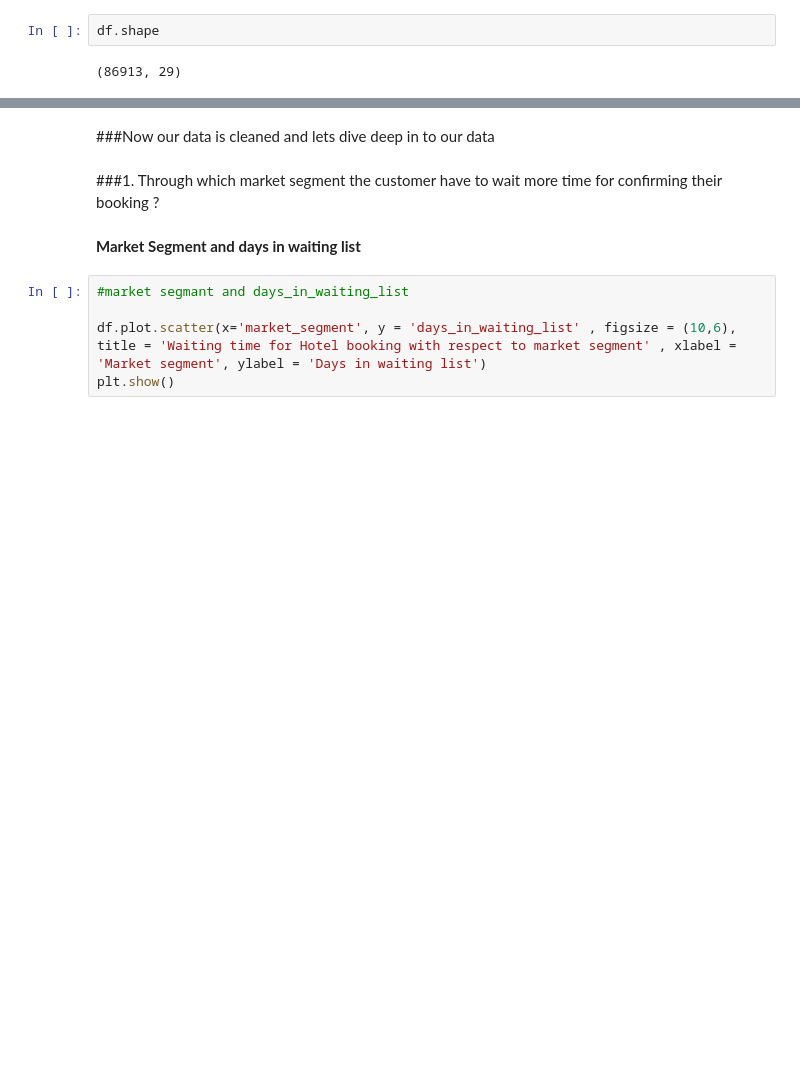
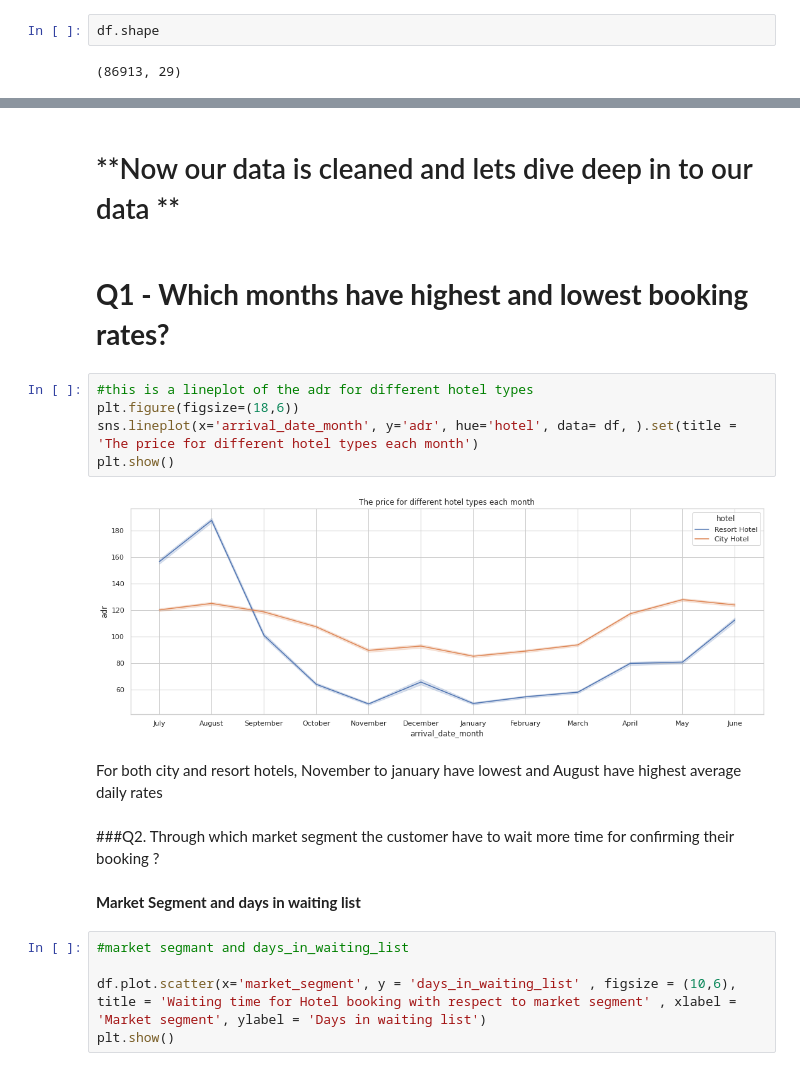
Before and after one commit to armanalam6342/Hotel-Booking-Analysis, a Jupyter notebook: Hotel_Booking_Analysis_Capstone_Project.ipynb, the cells around one changed output, grey strips where cells are left out. Cells and saved outputs as stored; diff of their text form; blank space fills up the shorter version.

```diff
--- a/Hotel_Booking_Analysis_Capstone_Project.ipynb
+++ b/Hotel_Booking_Analysis_Capstone_Project.ipynb
@@ -224,7 +259,18 @@ sns.boxplot(df['booking_changes'])
 # %% [markdown]
-###Now our data is cleaned and lets dive deep in to our data
+# **Now our data is cleaned and lets dive deep in to our data **
+# %% [markdown]
+# **Q1 - Which months have highest and lowest booking rates?**
+# %%
+#this is a lineplot of the adr for different hotel types
+plt.figure(figsize=(18,6))
+sns.lineplot(x='arrival_date_month', y='adr', hue='hotel', data= df, ).set(title = 'The price for different hotel types each month')
+plt.show()
+# %% [output]
+[figure, added]
+# %% [markdown]
+For both city and resort hotels, November to january have lowest and August have highest average daily rates
 # %% [markdown]
-###1. Through which market segment the customer have to  wait more time for confirming their booking ?
+###Q2. Through which market segment the customer have to  wait more time for confirming their booking ?
 # %% [markdown]
 **Market Segment and days in waiting list**
 # %%
```
Also changed, not shown: parts of 39 cells of this notebook.
